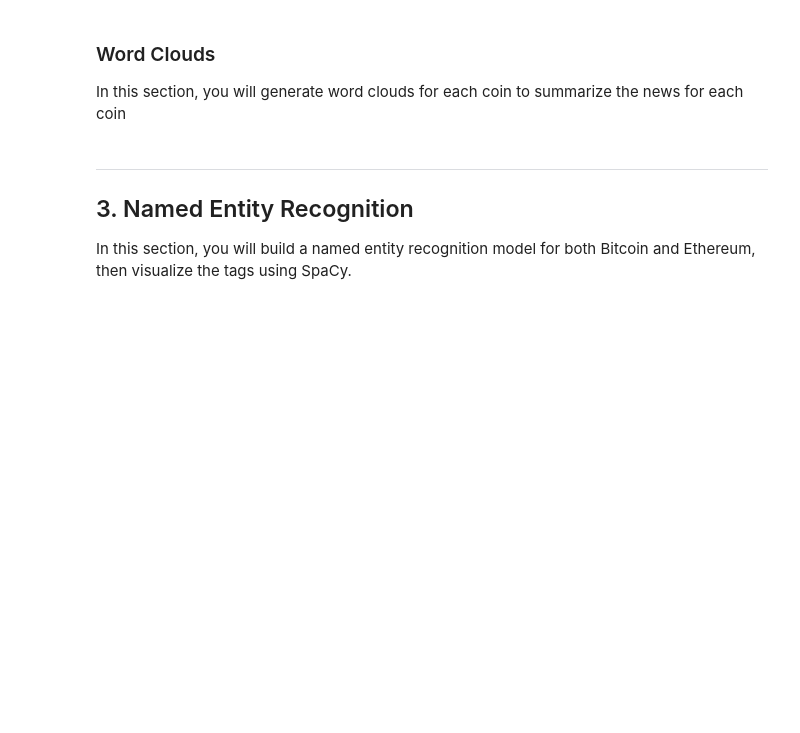
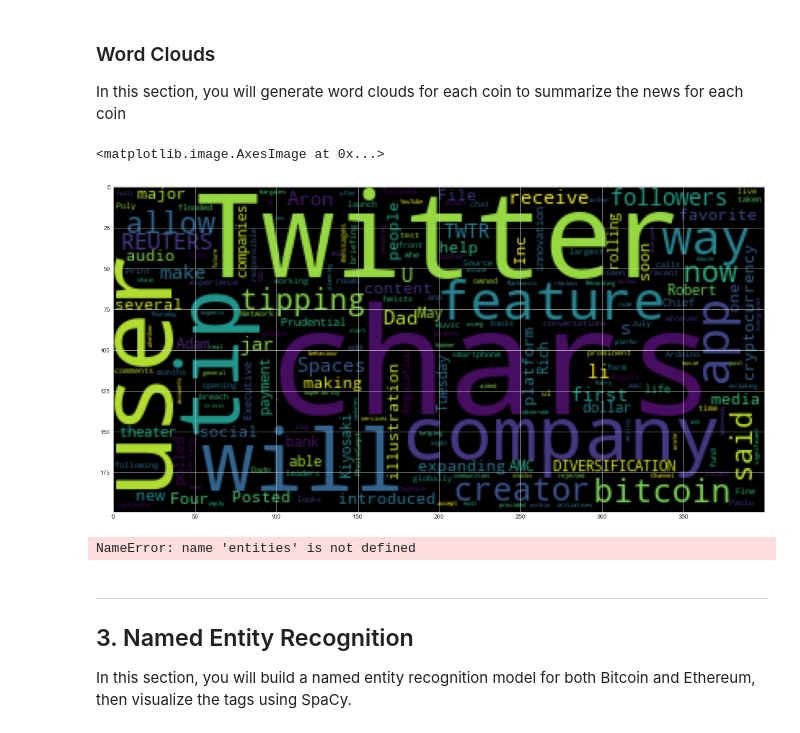
Before and after one commit to colubriale/12-NLP, a Jupyter notebook: Instructions/Starter_Code/crypto_sentiment.ipynb, the cells around one changed output. Saved outputs shown, nothing was run; the diff lists cells and outputs as text; code cells hidden in the pictures; blank space fills up the shorter version.

```diff
--- a/Instructions/Starter_Code/crypto_sentiment.ipynb
+++ b/Instructions/Starter_Code/crypto_sentiment.ipynb
@@ -74,7 +70,7 @@ def get_articles(keyword):
 # %%
 # Fetch the Bitcoin news articles
 # YOUR CODE HERE!
-#btc_news = get_articles("Bitcoin")
+btc_news = retrieve_articles("Bitcoin")
 # %% [output]
 Fetching news about 'Bitcoin'
 ******************************
@@ -103,10 +95,12 @@ btc_news
 # %%
-articles = btc_news
-headlines = []
-body = []
 
-for i in range(0, len(articles["articles"])):
-    headlines.append(articles["articles"][i]["title"])
-    body.append(articles["articles"][i]["content"])
-#headlines
-body
+def get_articles(articles) :
+
+    article_body = []
+
+    for i in range(0, len(articles["articles"])) :
+        # If we wanted title we would use the following but we will use Content in this case
+        #headlines.append(articles["articles"][i]["title"])
+        article_body.append(articles["articles"][i]["content"])
+
+    return article_body
@@ -164,0 +145,8 @@ A:
+# %%
+# Create A BTC Dataframe of the sentiment results
+btc_news_articles = get_articles(btc_news)
+btc_sentiment = articles_sentiment_summarizer(btc_news_articles)
+
+# Create a DataFrame of the results
+df_btc_sentiment = pd.DataFrame(btc_sentiment)
+df_btc_sentiment.head()
@@ -258,10 +441,17 @@ import matplotlib as mpl
 mpl.rcParams['figure.figsize'] = [20.0, 10.0]
 # %%
 # Generate the Bitcoin word cloud
-# YOUR CODE HERE!
+wc = WordCloud().generate(' '.join(btc_news_articles))
+plt.imshow(wc)
+# %% [output]
+<matplotlib.image.AxesImage at 0x...>
+[figure, added]
 # %%
 # Generate the Ethereum word cloud
-# YOUR CODE HERE!
+wc = WordCloud().generate(' '.join(entities))
+plt.imshow(wc)
+# %% [output]
+NameError: name 'entities' is not defined
 # %% [markdown]
 ---
 ## 3. Named Entity Recognition
```
Also changed, not shown: parts of 38 cells of this notebook.
